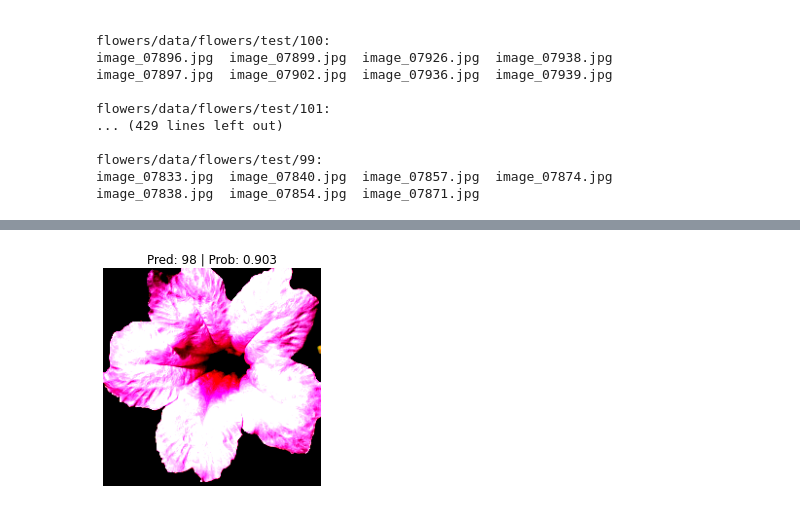
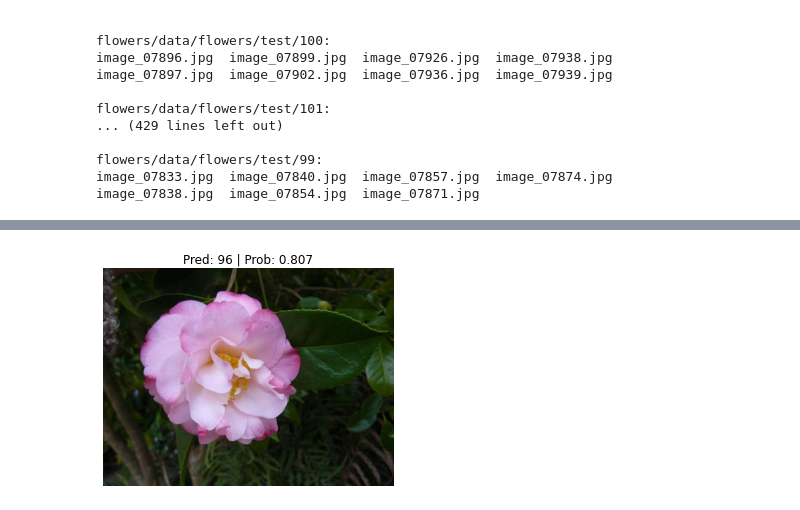
Before and after one commit to rdkworld/AIPND-2022, a Jupyter notebook: Generalized/Train_an_Existing_Pytorch_Model.ipynb, the cells around one changed output, grey strips where cells are left out. Cells and saved outputs as stored; diff of their text form; code cells hidden in the pictures.

```diff
--- a/Generalized/Train_an_Existing_Pytorch_Model.ipynb
+++ b/Generalized/Train_an_Existing_Pytorch_Model.ipynb
@@ -347,8 +340,9 @@ image_07833.jpg  image_07840.jpg  image_07857.jpg  image_07874.jpg
 image_07838.jpg  image_07854.jpg  image_07871.jpg
 # %%
 # Predict on custom image
-custom_image_path = 'flowers/data/flowers/test/98/image_07787.jpg'
-pred_and_plot_image(model=pretrained_model,
+#updated_pretrained_model
+custom_image_path = 'flowers/data/flowers/test/96/image_07622.jpg'
+pred_and_plot_image(model=pretrained_model1,
                     image_path=custom_image_path,
                     class_names=class_names,
                     transform=auto_transforms)
@@ -357 +350 @@ WARNING:matplotlib.image:Clipping input data to the valid range for imshow with
-[figure, old version]
+[figure, new version]
```
Also changed, not shown: parts of 7 cells of this notebook.
